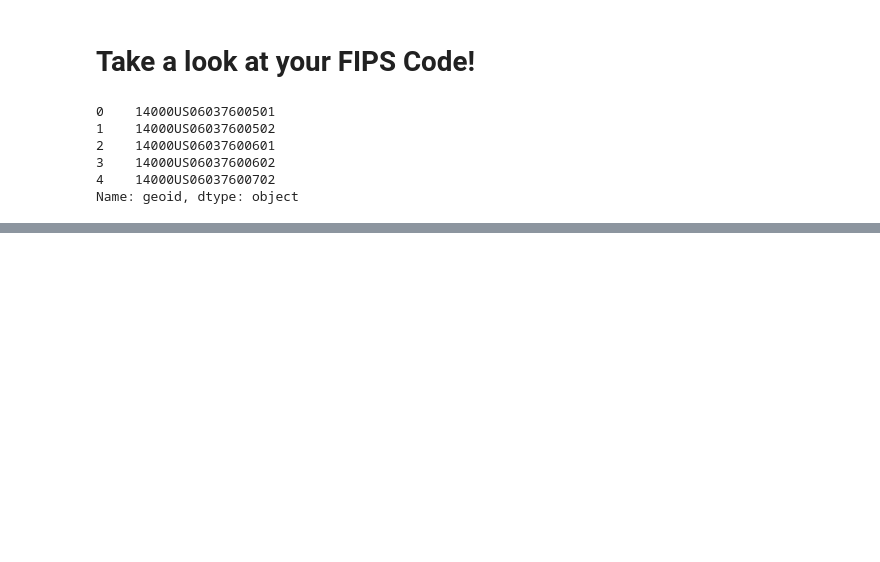
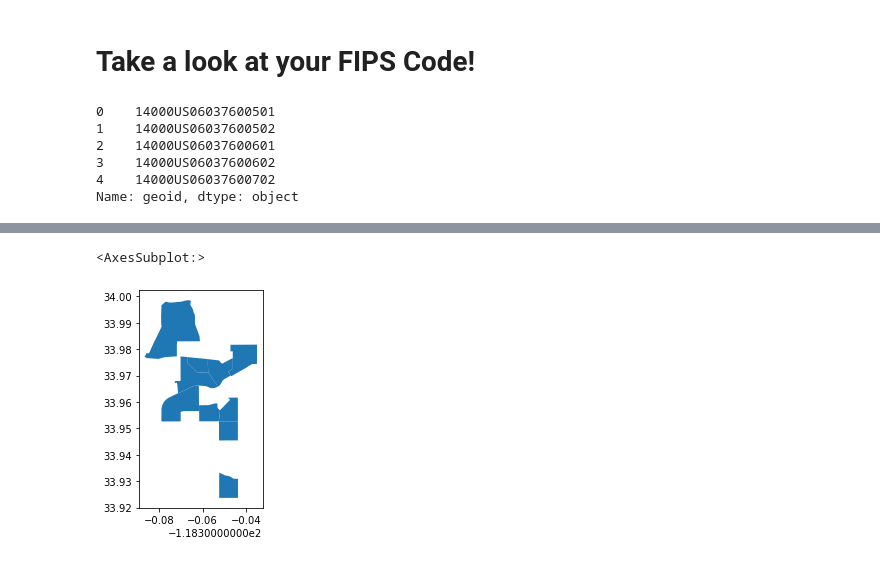
Before and after one commit to cruzluisdaniel/up206a-Luis, a Jupyter notebook: Week 03/Week 3 Homework.ipynb, the cells around one changed output, grey strips where cells are left out. Cells and saved outputs as stored; diff of their text form; code cells hidden in the pictures; blank space fills up the shorter version.

```diff
--- a/Week 03/Week 3 Homework.ipynb
+++ b/Week 03/Week 3 Homework.ipynb
@@ -100,0 +286,2 @@ Name: geoid, dtype: object
+# %%
+gdf_sorted = gdf.sort_values(by='Total',ascending = False)
@@ -100,0 +303,6 @@ Name: geoid, dtype: object
+# %%
+# Lets plot it
+gdf_sorted.head(10).plot()
+# %% [output]
+<AxesSubplot:>
+[figure, added]
```
Also changed, not shown: parts of 85 cells of this notebook, 2 other files.
